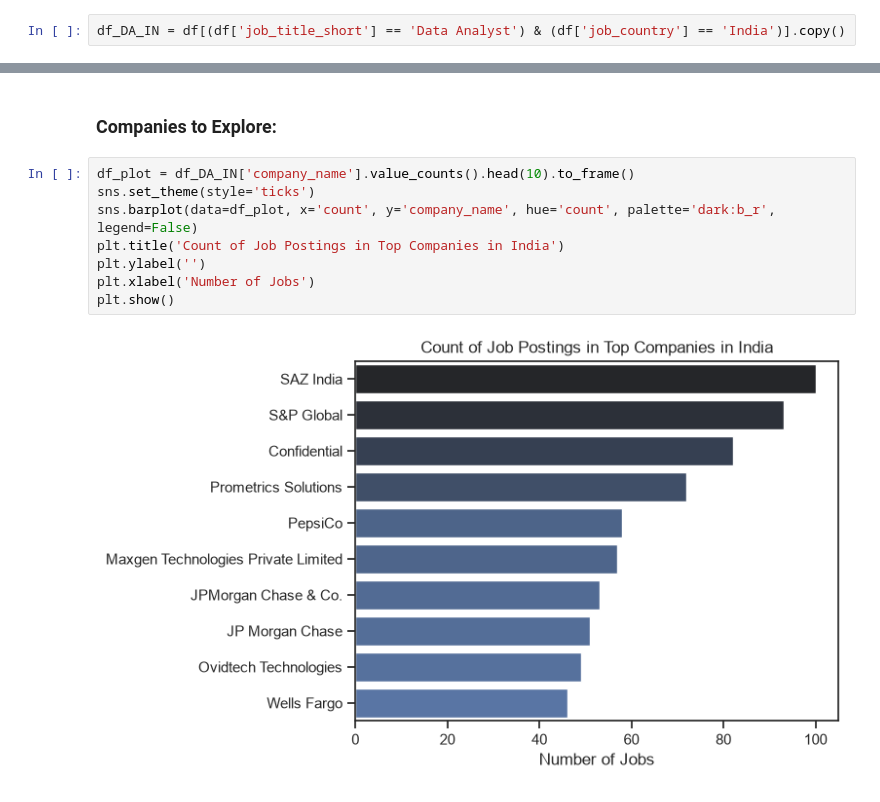
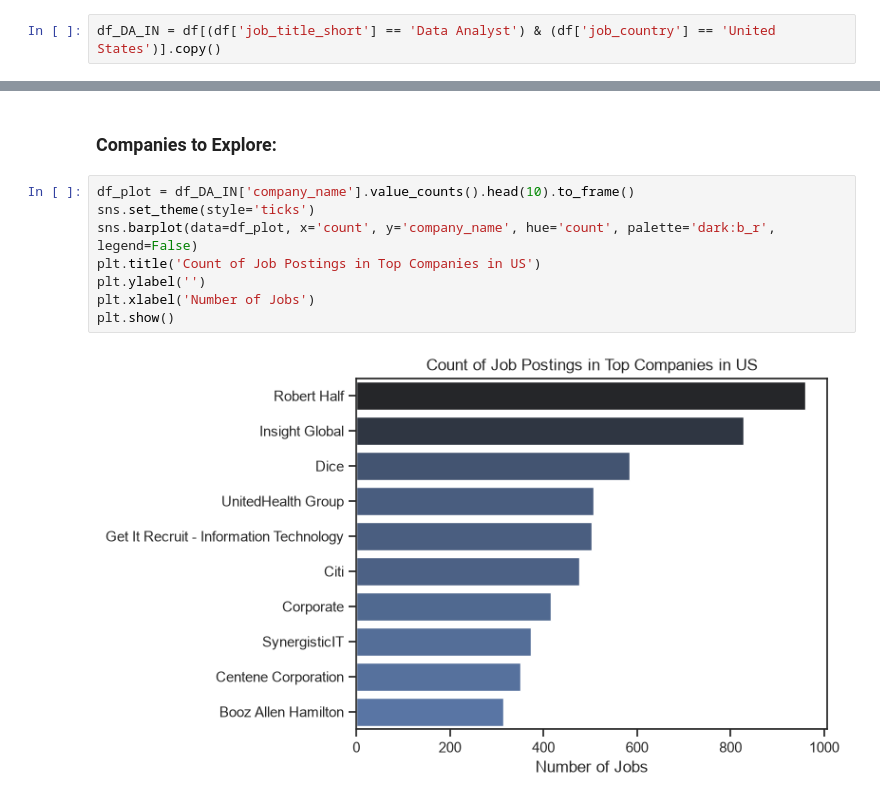
Before and after one commit to ajjuarjuna/python_data_project, a Jupyter notebook: 3_Project/1_EDA_Intro.ipynb, the cells around one changed output, grey strips where cells are left out. Saved outputs shown, nothing was run; the diff lists cells and outputs as text.

```diff
--- a/3_Project/1_EDA_Intro.ipynb
+++ b/3_Project/1_EDA_Intro.ipynb
@@ -20,7 +22,7 @@ df['job_skills'] = df['job_skills'].apply(lambda x: ast.literal_eval(x) if pd.no
 # %% [markdown]
 ### Filter for India Data Analyst Roles
 # %%
-df_DA_IN = df[(df['job_title_short'] == 'Data Analyst') & (df['job_country'] == 'India')].copy()
+df_DA_IN = df[(df['job_title_short'] == 'Data Analyst') & (df['job_country'] == 'United States')].copy()
 # %% [markdown]
 ### Job Locations to Explore:
 # %%
@@ -59,10 +61,10 @@ plt.tight_layout()
 # %%
 df_plot = df_DA_IN['company_name'].value_counts().head(10).to_frame()
 sns.set_theme(style='ticks')
 sns.barplot(data=df_plot, x='count', y='company_name', hue='count', palette='dark:b_r', legend=False)
-plt.title('Count of Job Postings in Top Companies in India')
+plt.title('Count of Job Postings in Top Companies in US')
 plt.ylabel('')
 plt.xlabel('Number of Jobs')
 plt.show()
 # %% [output]
-[figure, old version]
+[figure, new version]
```
Also changed, not shown: parts of 3 cells of this notebook, 1 other file.
